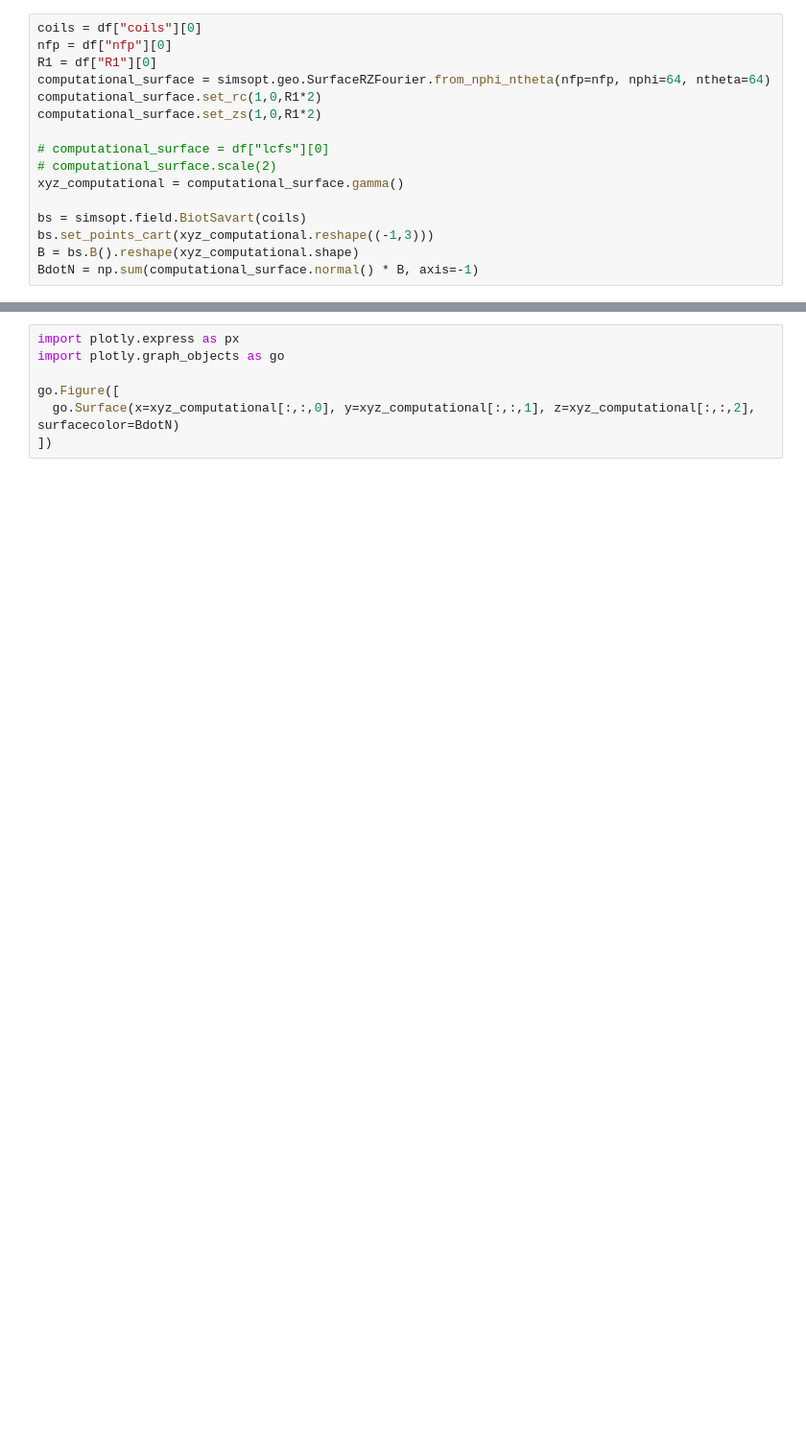
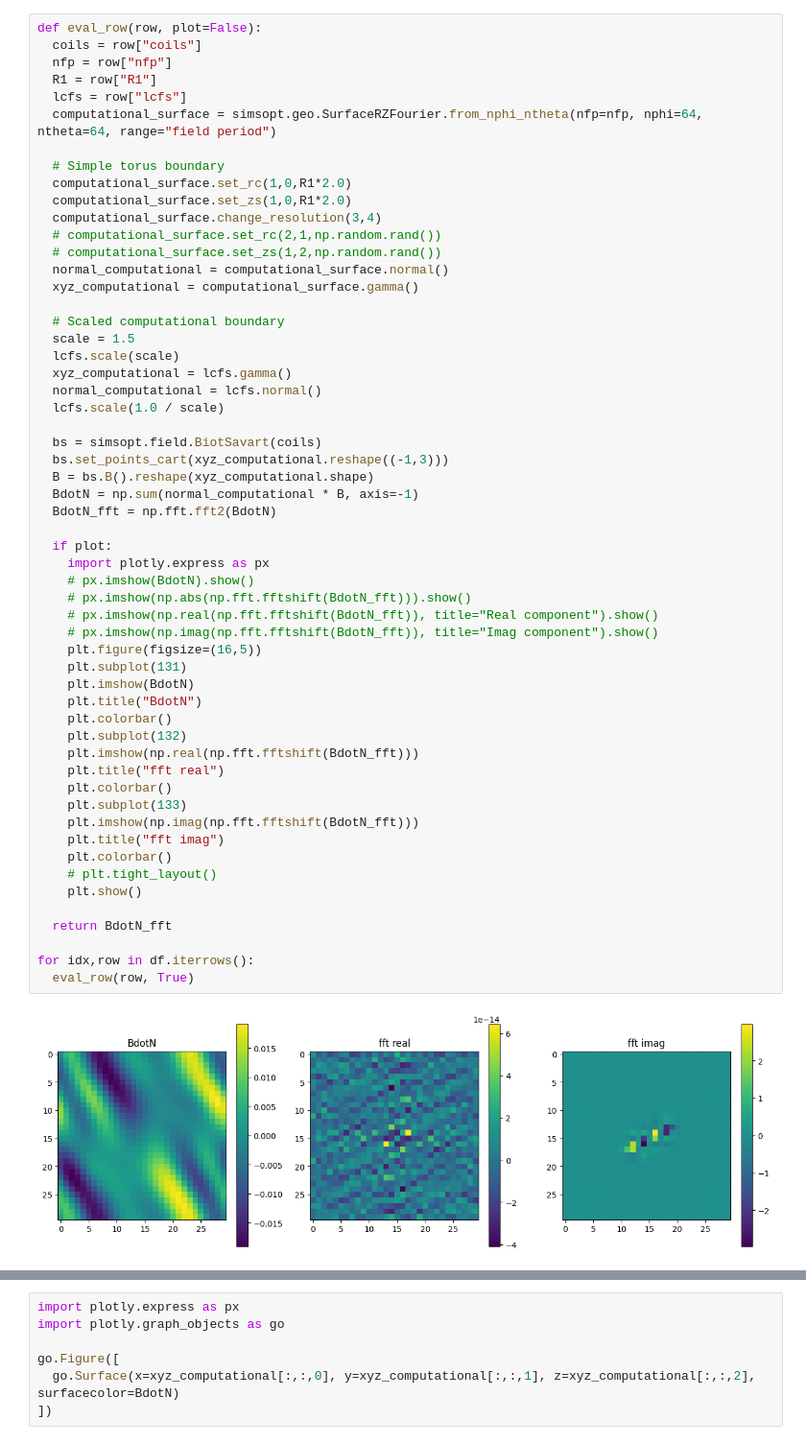
Before and after one commit to missing-user/single-stage-opt, a Jupyter notebook: quasr_coil_check/quasr.ipynb, the cells around one changed output, grey strips where cells are left out. Shown at 96% size. Saved outputs shown, nothing was run; the diff lists cells and outputs as text; blank space fills up the shorter version.

```diff
--- a/quasr_coil_check/quasr.ipynb
+++ b/quasr_coil_check/quasr.ipynb
@@ -43,16 +41,58 @@ df.head()
-# %%
-coils = df["coils"][0]
-nfp = df["nfp"][0]
-R1 = df["R1"][0]
-computational_surface = simsopt.geo.SurfaceRZFourier.from_nphi_ntheta(nfp=nfp, nphi=64, ntheta=64)
-computational_surface.set_rc(1,0,R1*2)
-computational_surface.set_zs(1,0,R1*2)
-
-# computational_surface = df["lcfs"][0]
-# computational_surface.scale(2)
-xyz_computational = computational_surface.gamma()
-
-bs = simsopt.field.BiotSavart(coils)
-bs.set_points_cart(xyz_computational.reshape((-1,3)))
-B = bs.B().reshape(xyz_computational.shape)
-BdotN = np.sum(computational_surface.normal() * B, axis=-1)
+# %%
+def eval_row(row, plot=False):
+  coils = row["coils"]
+  nfp = row["nfp"]
+  R1 = row["R1"]
+  lcfs = row["lcfs"]
+  computational_surface = simsopt.geo.SurfaceRZFourier.from_nphi_ntheta(nfp=nfp, nphi=64, ntheta=64, range="field period")
+
+  # Simple torus boundary
+  computational_surface.set_rc(1,0,R1*2.0)
+  computational_surface.set_zs(1,0,R1*2.0)
+  computational_surface.change_resolution(3,4)
+  # computational_surface.set_rc(2,1,np.random.rand())
+  # computational_surface.set_zs(1,2,np.random.rand())
+  normal_computational = computational_surface.normal()
+  xyz_computational = computational_surface.gamma()
+
+  # Scaled computational boundary
+  scale = 1.5
+  lcfs.scale(scale)
+  xyz_computational = lcfs.gamma()
+  normal_computational = lcfs.normal()
+  lcfs.scale(1.0 / scale)
+
+  bs = simsopt.field.BiotSavart(coils)
+  bs.set_points_cart(xyz_computational.reshape((-1,3)))
+  B = bs.B().reshape(xyz_computational.shape)
+  BdotN = np.sum(normal_computational * B, axis=-1)
+  BdotN_fft = np.fft.fft2(BdotN)
+
+  if plot:
+    import plotly.express as px
+    # px.imshow(BdotN).show()
+    # px.imshow(np.abs(np.fft.fftshift(BdotN_fft))).show()
+    # px.imshow(np.real(np.fft.fftshift(BdotN_fft)), title="Real component").show()
+    # px.imshow(np.imag(np.fft.fftshift(BdotN_fft)), title="Imag component").show()
+    plt.figure(figsize=(16,5))
+    plt.subplot(131)
+    plt.imshow(BdotN)
+    plt.title("BdotN")
+    plt.colorbar()
+    plt.subplot(132)
+    plt.imshow(np.real(np.fft.fftshift(BdotN_fft)))
+    plt.title("fft real")
+    plt.colorbar()
+    plt.subplot(133)
+    plt.imshow(np.imag(np.fft.fftshift(BdotN_fft)))
+    plt.title("fft imag")
+    plt.colorbar()
+    # plt.tight_layout()
+    plt.show()
+
+  return BdotN_fft
+
+for idx,row in df.iterrows():
+  eval_row(row, True)
+# %% [output]
+[figure, added]
```
Also changed, not shown: parts of 7 cells of this notebook.
